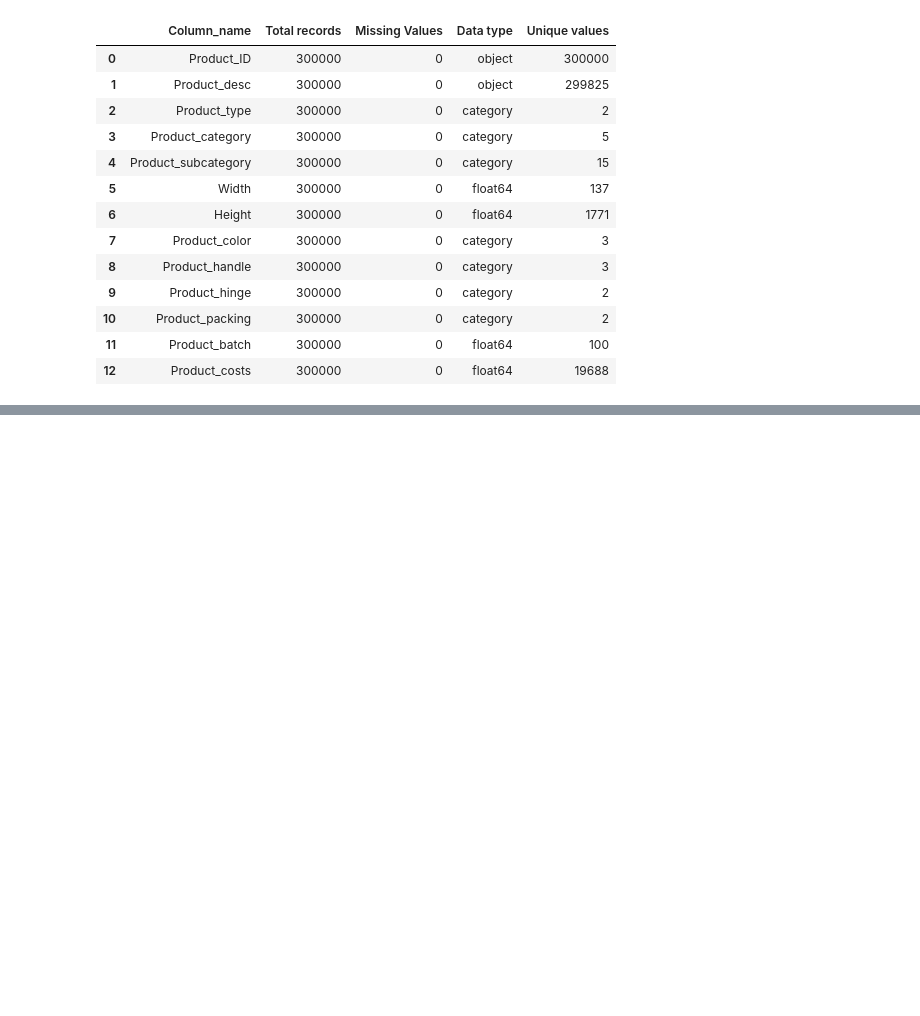
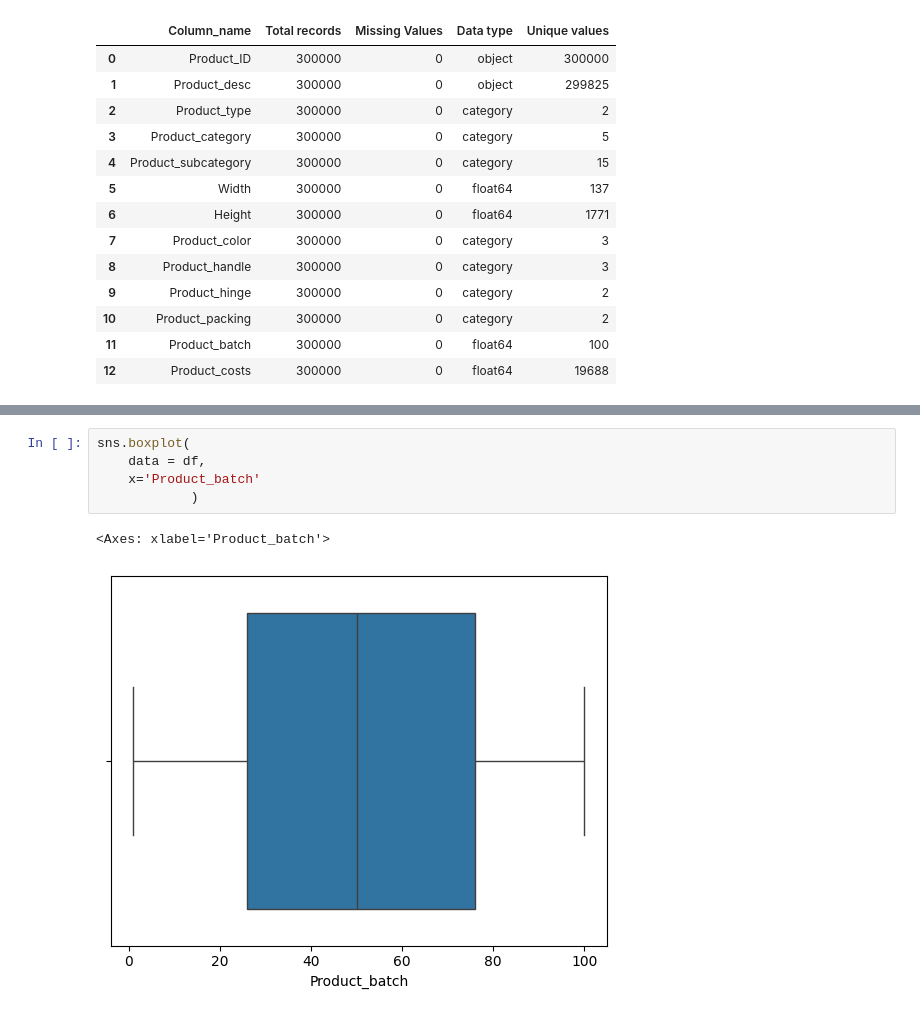
Before and after one commit to OndrejZapletal99/Python_DS_ML, a Jupyter notebook: CalculatorApp/Model/model.ipynb, the cells around one changed output, grey strips where cells are left out. Drawn from its saved outputs; the diff is of its cells as text; blank space fills up the shorter version.

```diff
--- a/CalculatorApp/Model/model.ipynb
+++ b/CalculatorApp/Model/model.ipynb
@@ -188,0 +203,8 @@ dataframe_info(df)
+# %%
+sns.boxplot(
+    data = df,
+    x='Product_batch'
+            )
+# %% [output]
+<Axes: xlabel='Product_batch'>
+[figure, added]
```
Also changed, not shown: parts of 6 cells of this notebook.
